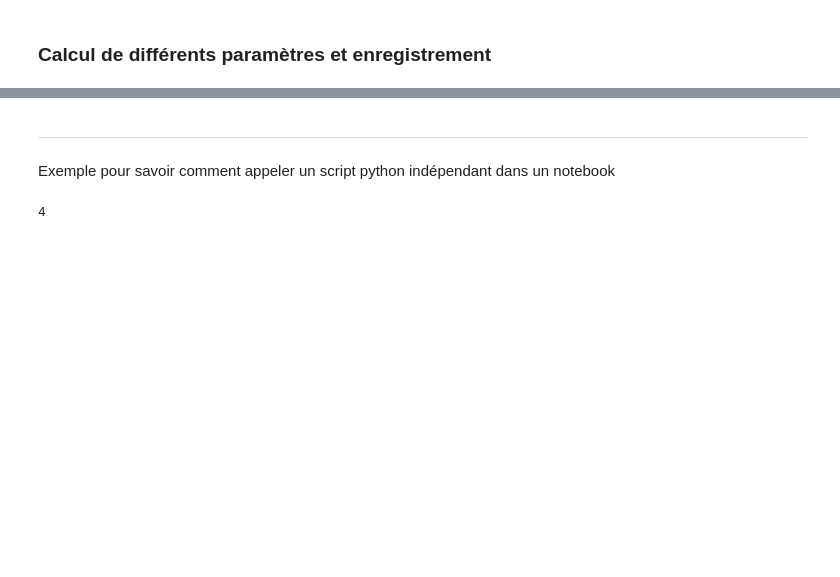
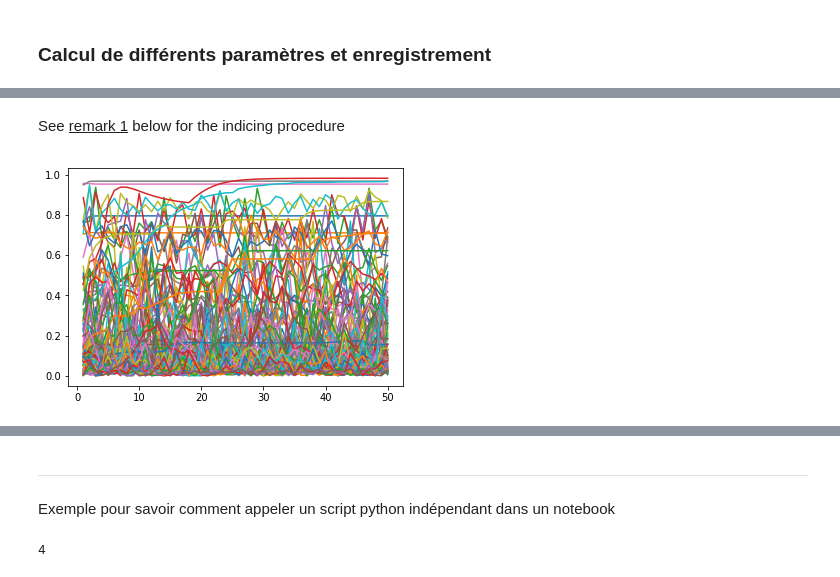
Before and after one commit to quentinlouis/PHY571---Birds, a Jupyter notebook: Quentin/PHY571 Project Quentin.ipynb, the cells around one changed output, grey strips where cells are left out. Drawn from its saved outputs; the diff is of its cells as text; code cells hidden in the pictures; blank space fills up the shorter version.

```diff
--- a/Quentin/PHY571 Project Quentin.ipynb
+++ b/Quentin/PHY571 Project Quentin.ipynb
@@ -198,0 +110,25 @@ plt.show()
+# %%
+#test_sample with small size computation
+
+L = np.array([1, 5, 10]) #, 15, 20]#, 30, 40, 50, 75, 100])
+N = np.array([10, 30])#, 50]#, 100, 300, 500])
+Eta = np.array([0, 0.1, 0.2, 0.3, 0.4, 0.5, 0.75, 1.0])
+#Je laisse un tout petit peu de bruit pour des raisons d'enregistrement de fichier
+V = np.array([0.003, 0.01])#, 0.03])#, 0.1, 0.3, 1.0]) \
+    #to be multipled be current value of L (L[i]) in loop, as it has to vary between 0 and L
+
+nb_iter = 50
+
+avg_speed = np.zeros((len(L), len(N), len(Eta), len(V), nb_iter))
+
+for i in range(len(L)):
+    #print("l" + str(l))
+    V_new = V*L[i]
+    for j in range (len(N)):
+        for k in range (len(Eta)):
+            for l in range (len(V_new)):
+                print(V_new[l])
+                config = Configuration(L[i], N[j], Eta[k], V_new[l])
+                for m in range(nb_iter):
+                    move(config)
+                    avg_speed[i,j,k,l,m] = config.get_avg_speed()
@@ -198,0 +153,21 @@ plt.show()
+# %% [markdown]
+See <u>remark 1</u> below for the indicing procedure
+# %%
+#plot of the results
+
+plt.figure()#figsize= (8,8))
+t = np.linspace(1,50,50)
+for i in range(len(L)):
+    #print("l" + str(l))
+    V_new = V*L[i]
+    for j in range (len(N)):
+        for k in range (len(Eta)):
+            for v in  range (len(V_new)):
+                #print(eta)
+                #print(str(l) + ", " + str(n) + ", " + str(eta) + ", " + str(v))
+                plt.plot(t, avg_speed[i, j, k, v], label = str(L[i]) + ", " \
+                                         + str(N[j]) + ", " + str(Eta[k]) + ", " + str(V[l]))
+#plt.legend()
+plt.show()
+# %% [output]
+[figure, added]
```
Also changed, not shown: parts of 32 cells of this notebook, 5 other files.
